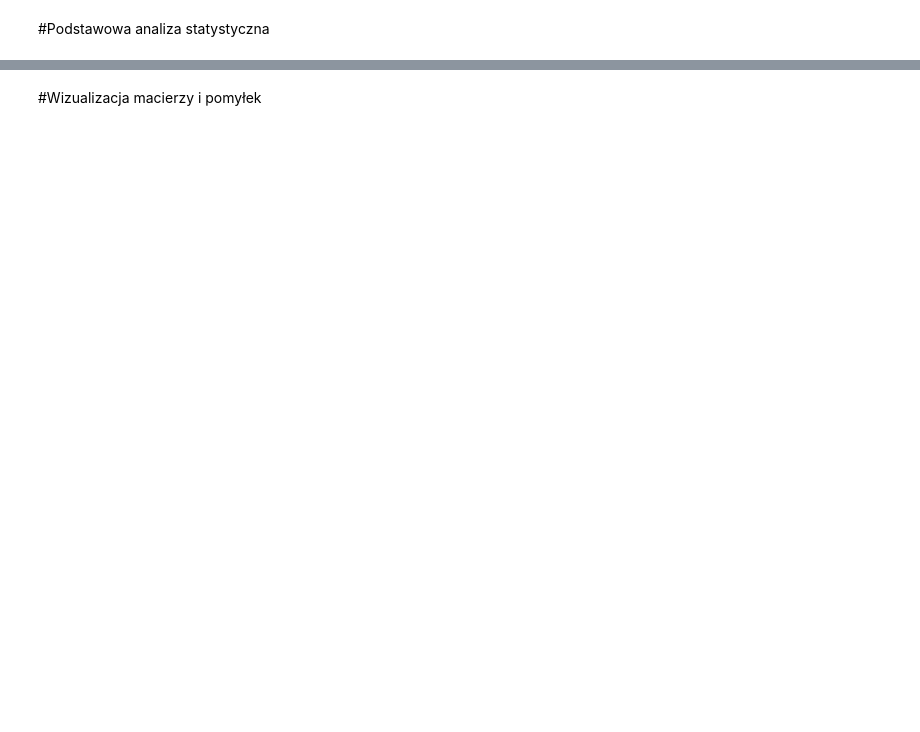
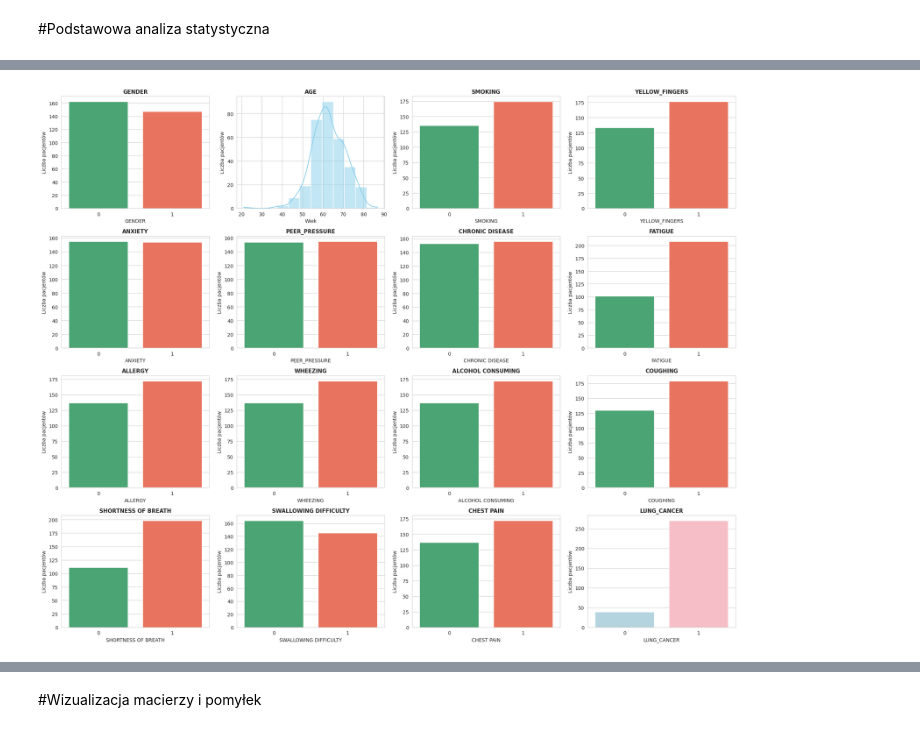
Before and after one commit to DRychter2006/Programowanie2, a Jupyter notebook: Lung_Cancer_Prediction.ipynb, the cells around one changed output, grey strips where cells are left out. Saved outputs shown, nothing was run; the diff lists cells and outputs as text; code cells hidden in the pictures; blank space fills up the shorter version.

```diff
--- a/Lung_Cancer_Prediction.ipynb
+++ b/Lung_Cancer_Prediction.ipynb
@@ -162,0 +26,69 @@ plt.show()
+# %%
+import pandas as pd
+import seaborn as sns
+import matplotlib.pyplot as plt
+
+# Wczytanie danych
+df = pd.read_csv("/content/drive/MyDrive/Programowanie2/dataset_clean.csv")
+
+sns.set_style("whitegrid")
+
+# Lista kolumn
+columns = df.columns
+
+# Liczba wykresów
+n_cols = 4
+n_rows = (len(columns) + n_cols - 1) // n_cols
+
+# Tworzenie siatki wykresów
+fig, axes = plt.subplots(n_rows, n_cols, figsize=(20, 4*n_rows))
+axes = axes.flatten()
+
+for i, col in enumerate(columns):
+
+    # Histogram dla wieku
+    if col == 'AGE':
+        sns.histplot(
+            df[col],
+            bins=12,
+            kde=True,
+            color='skyblue',
+            ax=axes[i]
+        )
+        axes[i].set_xlabel("Wiek")
+        axes[i].set_ylabel("Liczba pacjentów")
+
+    # Specjalne kolory dla zmiennej docelowej
+    elif col == 'LUNG_CANCER':
+        sns.countplot(
+            x=col,
+            data=df,
+            hue=col,
+            palette={0: 'lightblue', 1: 'lightpink'},
+            legend=False,
+            ax=axes[i]
+        )
+        axes[i].set_ylabel("Liczba pacjentów")
+
+    # Wszystkie pozostałe zmienne binarne
+    else:
+        sns.countplot(
+            x=col,
+            data=df,
+            hue=col,
+            palette={0: 'mediumseagreen', 1: 'tomato'},
+            legend=False,
+            ax=axes[i]
+        )
+        axes[i].set_ylabel("Liczba pacjentów")
+
+    axes[i].set_title(col, fontsize=11, fontweight='bold')
+
+# Usunięcie pustych osi
+for j in range(i + 1, len(axes)):
+    fig.delaxes(axes[j])
+
+plt.tight_layout()
+plt.show()
+# %% [output]
+[figure, added]
```
Also changed, not shown: parts of 45 cells of this notebook.
